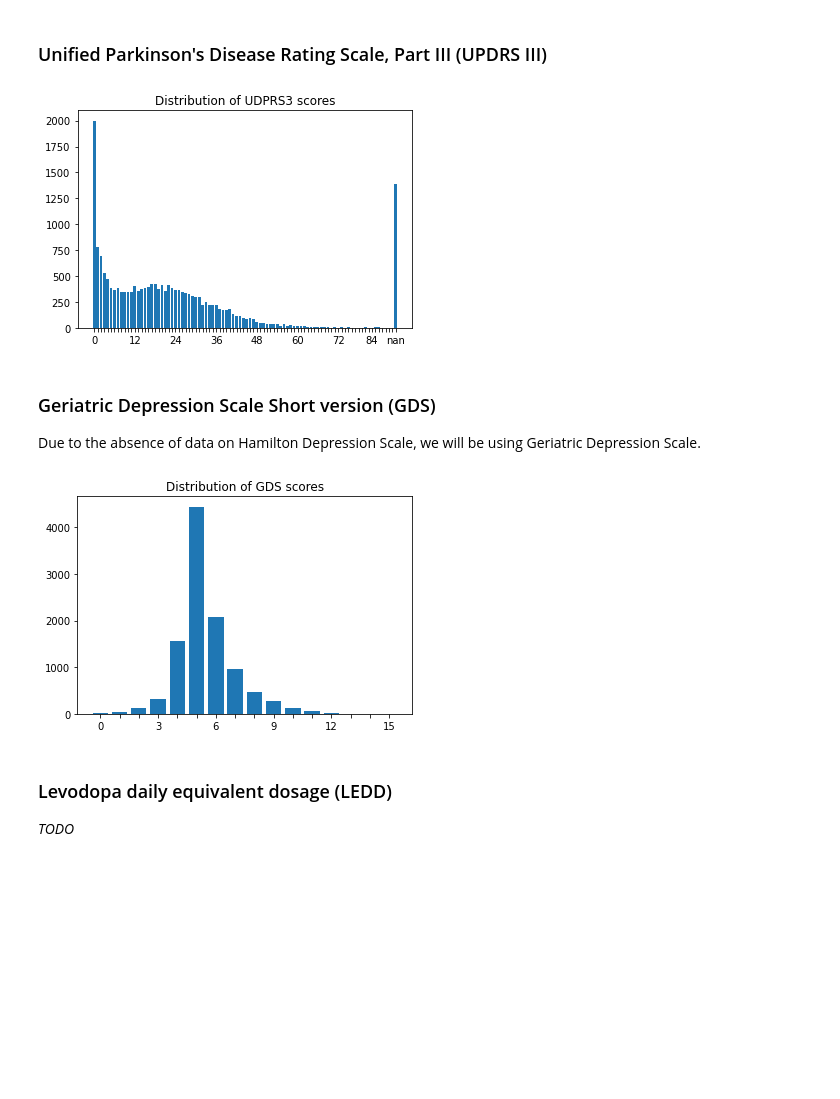
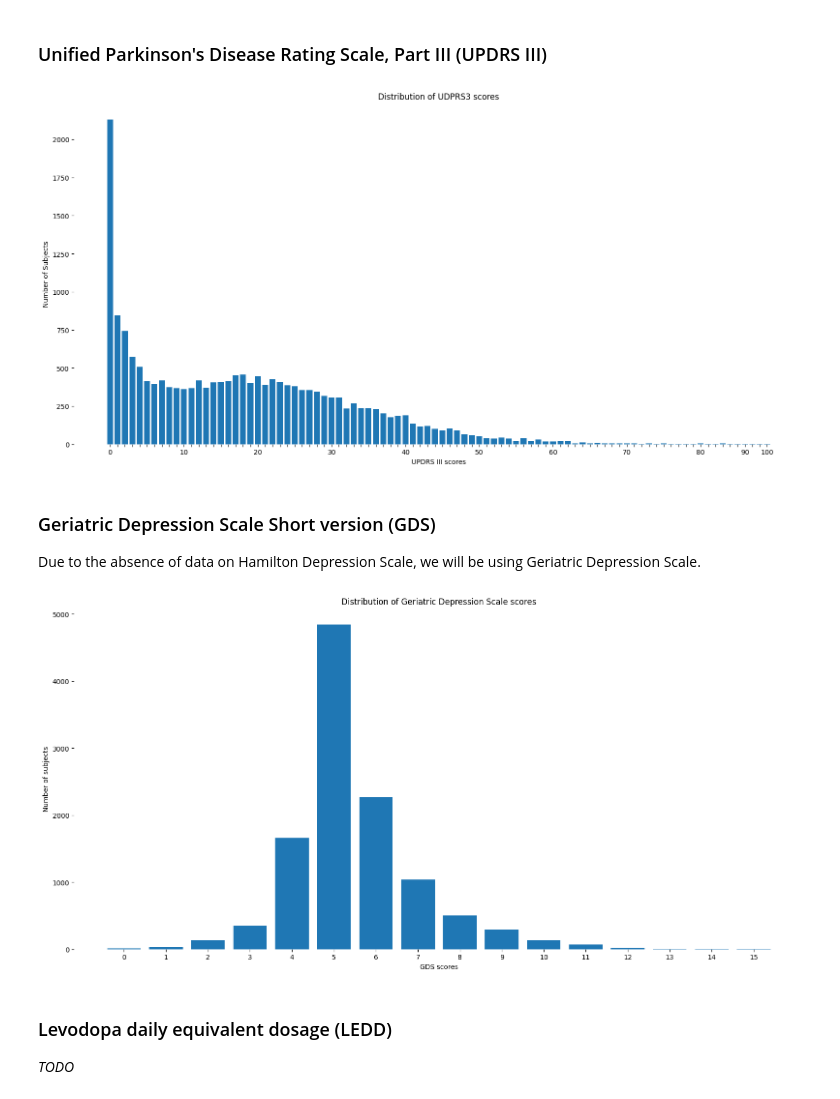
Before and after one commit to LivingPark-MRI/sterling-etal-2016, a Jupyter notebook: sterling-etal-2016.ipynb, the cells around one changed output. Cells and saved outputs as stored; diff of their text form; code cells hidden in the pictures; blank space fills up the shorter version.

```diff
--- a/sterling-etal-2016.ipynb
+++ b/sterling-etal-2016.ipynb
@@ -255,12 +164,14 @@ reformat_plot_labels(dist, ax, 1)
 # %% [markdown]
 ### Hoehn & Yahr (H&Y)
 # %%
-updrs3 = pd.read_csv(os.path.join(data_dir, "MDS_UPDRS_Part_III.csv"))[
+updrs3 = pd.read_csv(os.path.join(inputs_dir, "MDS_UPDRS_Part_III.csv"))[
     ["PATNO", "EVENT_ID", "PDSTATE", "PDTRTMNT", "NP3TOT", "NHY"]
 ]
+updrs3 = updrs3[updrs3["NHY"].notna()]
 
-fig, ax = plt.subplots()
 dist = updrs3.groupby(["NHY"], dropna=False).size()
 plt.bar(dist.index.astype(str), dist.values)
-plt.title("Distribution of H&Y scores");
+plt.title("Distribution of H&Y scores")
+plt.xlabel("H&Y scores")
+plt.ylabel("Number of subjects");
 # %% [output]
@@ -274,18 +185,22 @@ updrs3["NHY"] = pd.to_numeric(updrs3["NHY"])
 ### Unified Parkinson's Disease Rating Scale, Part III (UPDRS III)
 # %%
 fig, ax = plt.subplots()
-dist = updrs3.groupby(["NP3TOT"], dropna=False).size()
+
+dist = updrs3.groupby(["NP3TOT"]).size()
 plt.bar(dist.index.astype(str), dist.values)
 plt.title("Distribution of UDPRS3 scores")
-reformat_plot_labels(dist, ax, 12)
+plt.xlabel("UPDRS III scores")
+plt.ylabel("Number of Subjects")
+
+reformat_plot_labels(dist, ax, 10)
 # %% [output]
-[figure, old version]
+[figure, new version]
 # %% [markdown]
 ### Geriatric Depression Scale Short version (GDS)
 Due to the absence of data on Hamilton Depression Scale, we will be using Geriatric Depression Scale.
 # %%
 gds = pd.read_csv(
-    os.path.join(data_dir, "Geriatric_Depression_Scale__Short_Version_.csv")
+    os.path.join(inputs_dir, "Geriatric_Depression_Scale__Short_Version_.csv")
 )
 gds["GDSTOT"] = gds.drop(
     ["PATNO", "EVENT_ID", "REC_ID", "PAG_NAME", "INFODT", "LAST_UPDATE", "ORIG_ENTRY"],
@@ -293,13 +208,13 @@ gds["GDSTOT"] = gds.drop(
 ).sum(axis=1)
 gds = gds[["PATNO", "EVENT_ID", "GDSTOT"]]
 
-fig, ax = plt.subplots()
-dist = gds.groupby(["GDSTOT"], dropna=False).size()
-plt.bar(dist.index.astype(str), dist.values)
-plt.title("Distribution of GDS scores")
-reformat_plot_labels(dist, ax, 3)
+dist = gds.groupby(["GDSTOT"]).size()
+plt.bar(dist.index.astype(int).astype(str), dist.values)
+plt.title("Distribution of Geriatric Depression Scale scores")
+plt.xlabel("GDS scores")
+plt.ylabel("Number of subjects");
 # %% [output]
-[figure, old version]
+[figure, new version]
 # %% [markdown]
 ### Levodopa daily equivalent dosage (LEDD)
 *TODO*
```
Also changed, not shown: parts of 19 cells of this notebook.
